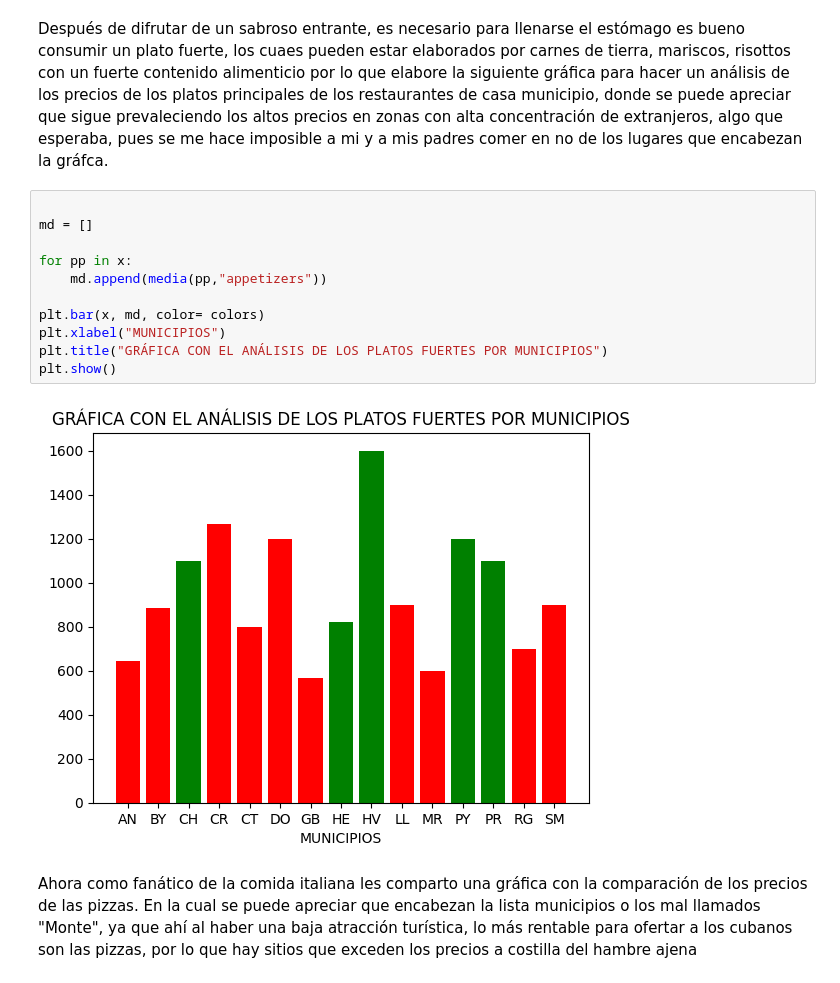
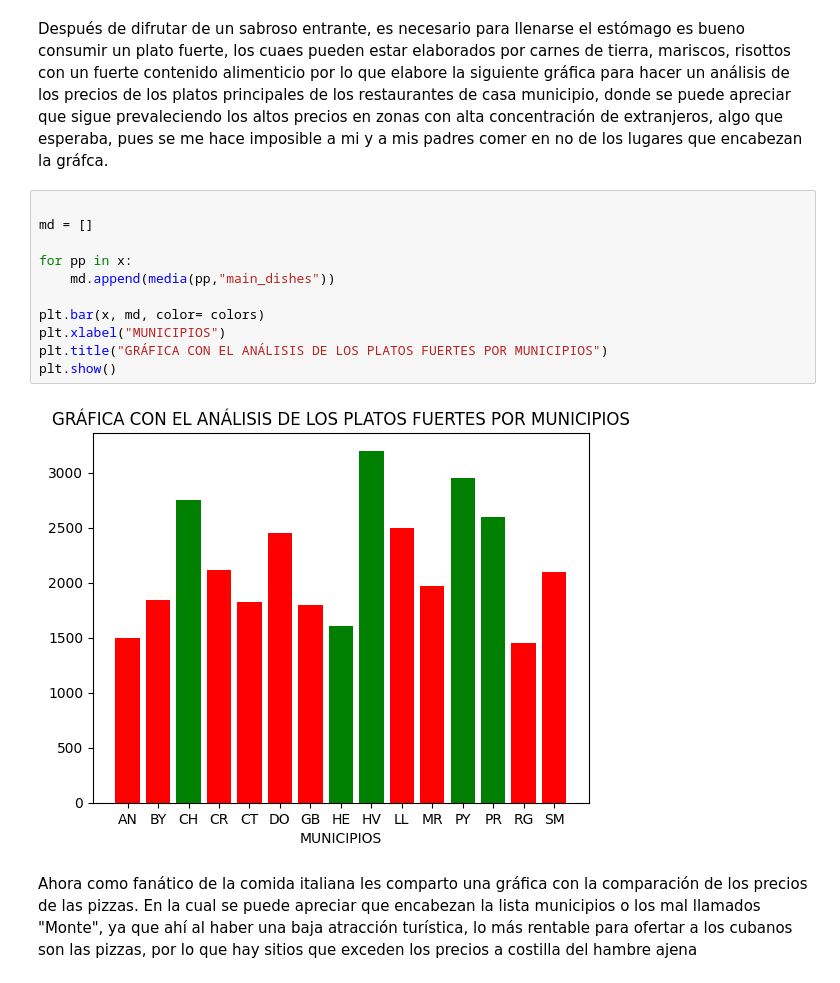
Before and after one commit to Datadrummer-jr/Food-Data, a Jupyter notebook: restaurant project.ipynb, the cells around one changed output. Cells and saved outputs as stored; diff of their text form.

```diff
--- a/restaurant project.ipynb
+++ b/restaurant project.ipynb
@@ -124,16 +124,16 @@ Después de difrutar de un sabroso entrante,  es necesario para llenarse el est
 # %%
 
 md = []
 
 for pp in x:
-    md.append(media(pp,"appetizers"))
+    md.append(media(pp,"main_dishes"))
 
 plt.bar(x, md, color= colors)
 plt.xlabel("MUNICIPIOS")
 plt.title("GRÁFICA CON EL ANÁLISIS DE LOS PLATOS FUERTES POR MUNICIPIOS")
 plt.show()
 # %% [output]
-[figure, old version]
+[figure, new version]
 # %% [markdown]
  Ahora como fanático  de la comida italiana les comparto una gráfica con la comparación de los precios de las pizzas. En la cual se puede apreciar que encabezan la lista municipios o los mal llamados "Monte", ya que ahí al haber una baja atracción turística, lo más rentable para ofertar a los cubanos son las pizzas, por lo que hay sitios que exceden los precios a costilla del hambre ajena
 # %%
```
Also changed, not shown: parts of 6 cells of this notebook.
